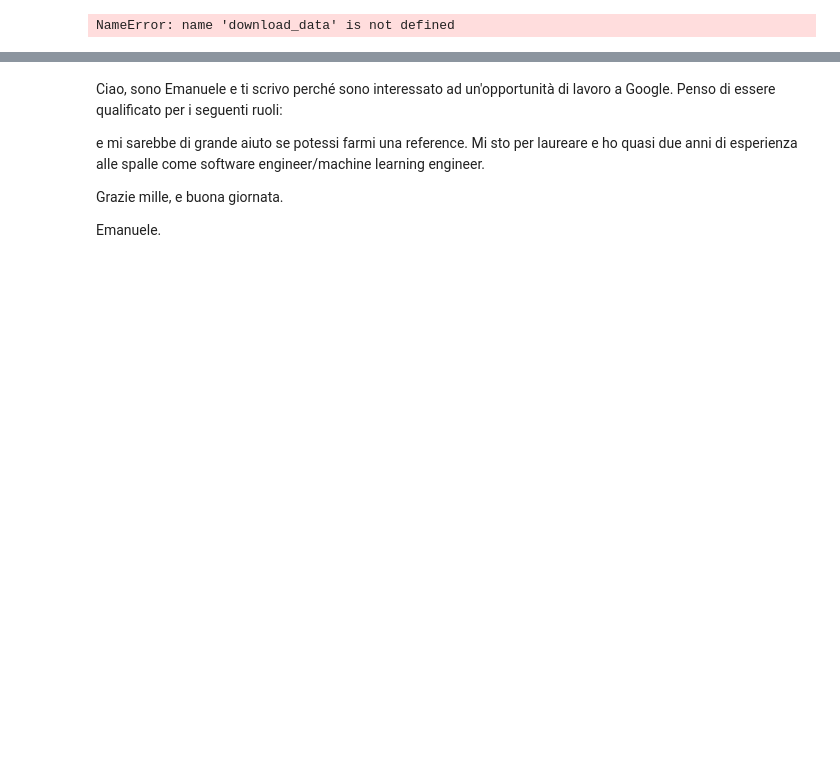
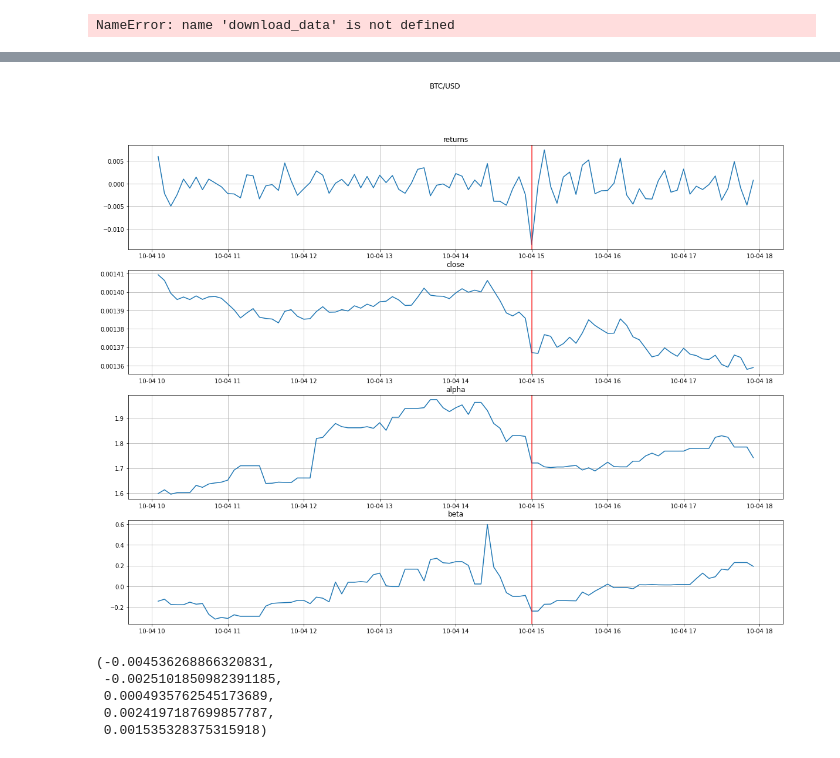
Before and after one commit to EmaMerca/shocks, a Jupyter notebook: data.ipynb, the cells around one changed output, grey strips where cells are left out. Cells and saved outputs as stored; diff of their text form; code cells hidden in the pictures; blank space fills up the shorter version.

```diff
--- a/data.ipynb
+++ b/data.ipynb
@@ -86,8 +65,18 @@ plot(df, data.shocks[:3])
-# %% [markdown]
-Ciao, sono Emanuele e ti scrivo perché sono interessato ad un'opportunità di lavoro a Google. Penso di essere qualificato per i seguenti ruoli:
-
-e mi sarebbe di grande aiuto se potessi farmi una reference. Mi sto per laureare e ho quasi due anni di esperienza alle spalle come software engineer/machine learning engineer.
-
-Grazie mille, e buona giornata.
-
-Emanuele.
+# %%
+data.shocks[-1]
+data.plot_fit(Dataset.filter_data(data.fitted, "2021-10-04 10:00:00", "2021-10-04 18:00:00"), [data.shocks[-1]])
+# %% [output]
+[figure, added]
+# %%
+(Dataset.filter_data(data.fitted, "2021-10-04 14:05:00", "2021-10-04 14:35:00")["alpha"].pct_change().mean(),
+Dataset.filter_data(data.fitted, "2021-10-04 13:25:00", "2021-10-04 14:35:00")["alpha"].pct_change().mean(),
+Dataset.filter_data(data.fitted, "2021-10-04 12:30:00", "2021-10-04 14:35:00")["alpha"].pct_change().mean(),
+Dataset.filter_data(data.fitted, "2021-10-04 08:25:00", "2021-10-04 14:35:00")["alpha"].pct_change().mean(),
+Dataset.filter_data(data.fitted, "2021-10-04 06:15:00", "2021-10-04 14:35:00")["alpha"].pct_change().mean()
+)
+# %% [output]
+(-0.004536268866320831,
+ -0.0025101850982391185,
+ 0.0004935762545173689,
+ 0.0024197187699857787,
+ 0.001535328375315918)
```
Also changed, not shown: parts of 6 cells of this notebook, 1 other file.
